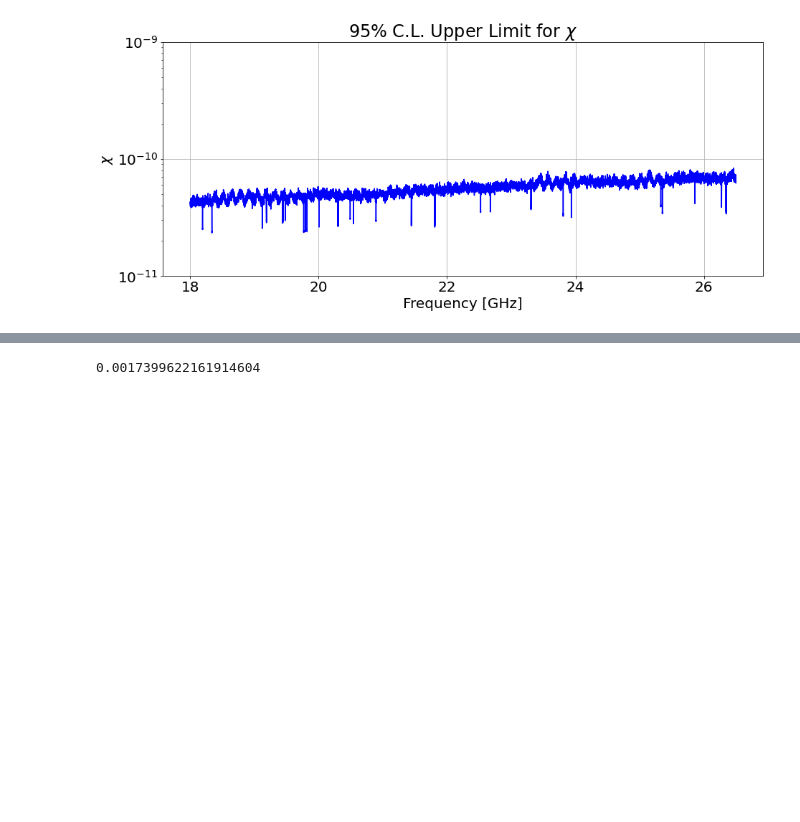
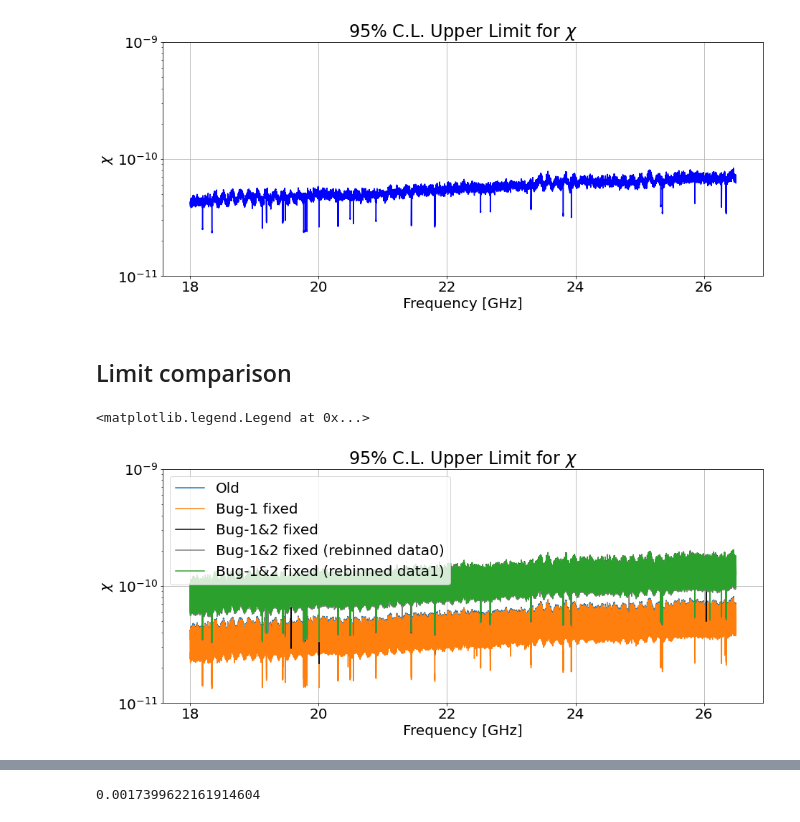
Before and after one commit to sadachi5/dosue-k, a Jupyter notebook: quick_plot.ipynb, the cells around one changed output, grey strips where cells are left out. Cells and saved outputs as stored; diff of their text form; code cells hidden in the pictures; blank space fills up the shorter version.

```diff
--- a/quick_plot.ipynb
+++ b/quick_plot.ipynb
@@ -229,3 +335,41 @@ plt.savefig(f"{outdir}/limit_chi.pdf")
        26.499998]), 'chi': array([4.16315707e-11, 4.15749646e-11, 4.16077195e-11, ...,
        6.47793321e-11, 6.48030938e-11, 6.47198463e-11])}
 [figure]
+# %% [markdown]
+## Limit comparison
+# %%
+# Old fit
+data0 = func.csv_to_array("/data/ms2840a/result_data/chi_limit_final2.csv")
+label0 = 'Old'
+# Bug-1 (max bug) fixed fit
+data1 = func.csv_to_array("/data/ms2840a/result_data/chi_limit_final3.csv")
+label1 = 'Bug-1 fixed'
+# New fit with new rebinning method
+data2 = func.csv_to_array("/data/ms2840a/result_data/chi_limit_final3_newrebin.csv")
+label2 = 'Bug-1&2 fixed'
+# New fit with new rebined data (rebinmethod=0)
+data3 = func.csv_to_array("/data/ms2840a/result_data/chi_limit_final4_newrebin.csv")
+label3 = 'Bug-1&2 fixed (rebinned data0)'
+# New fit with new rebined data (rebinmethod=1)
+data4 = func.csv_to_array("/data/ms2840a/result_data/chi_limit_final4_newrebin1.csv")
+label4 = 'Bug-1&2 fixed (rebinned data1)'
+# %%
+plt.figure(figsize=(15,6))
+plt.rcParams["font.size"] = 20
+
+plt.plot(data0["freq"], data0["chi"], color="tab:blue", label=label0)
+plt.plot(data1["freq"], data1["chi"], color="tab:orange", label=label1)
+plt.plot(data2["freq"], data2["chi"], color="black", label=label2)
+plt.plot(data3["freq"], data3["chi"], color="gray", label=label3)
+plt.plot(data4["freq"], data4["chi"], color="tab:green", label=label4)
+
+plt.grid()
+plt.yscale("log")
+plt.title(r"95% C.L. Upper Limit for $\chi$")
+plt.ylabel(r"$\chi$")
+plt.xlabel("Frequency [GHz]")
+plt.ylim([1e-11, 1e-9])
+plt.legend()
+# %% [output]
+<matplotlib.legend.Legend at 0x...>
+[figure, added]
```
Also changed, not shown: parts of 8 cells of this notebook, 11 other files.
